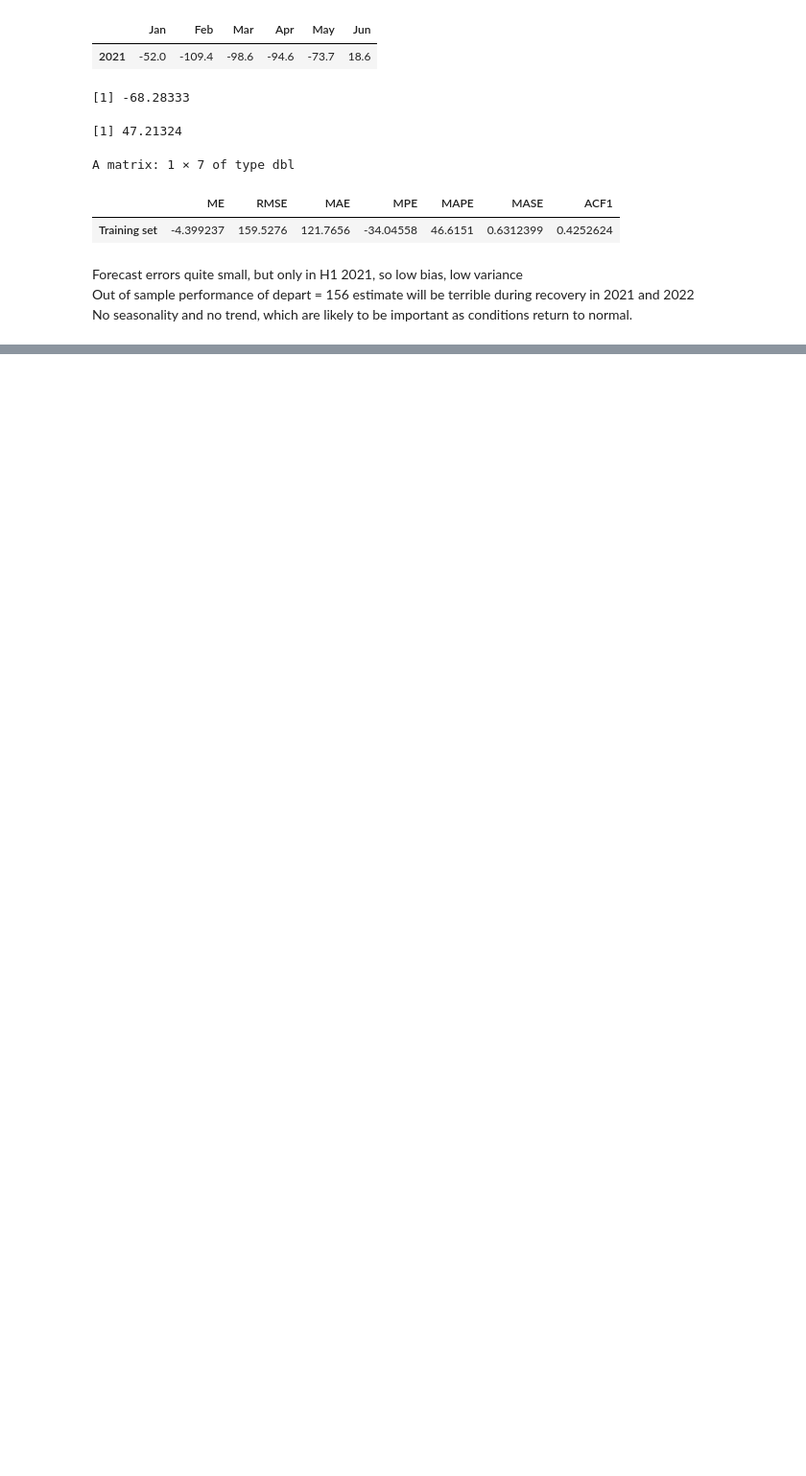
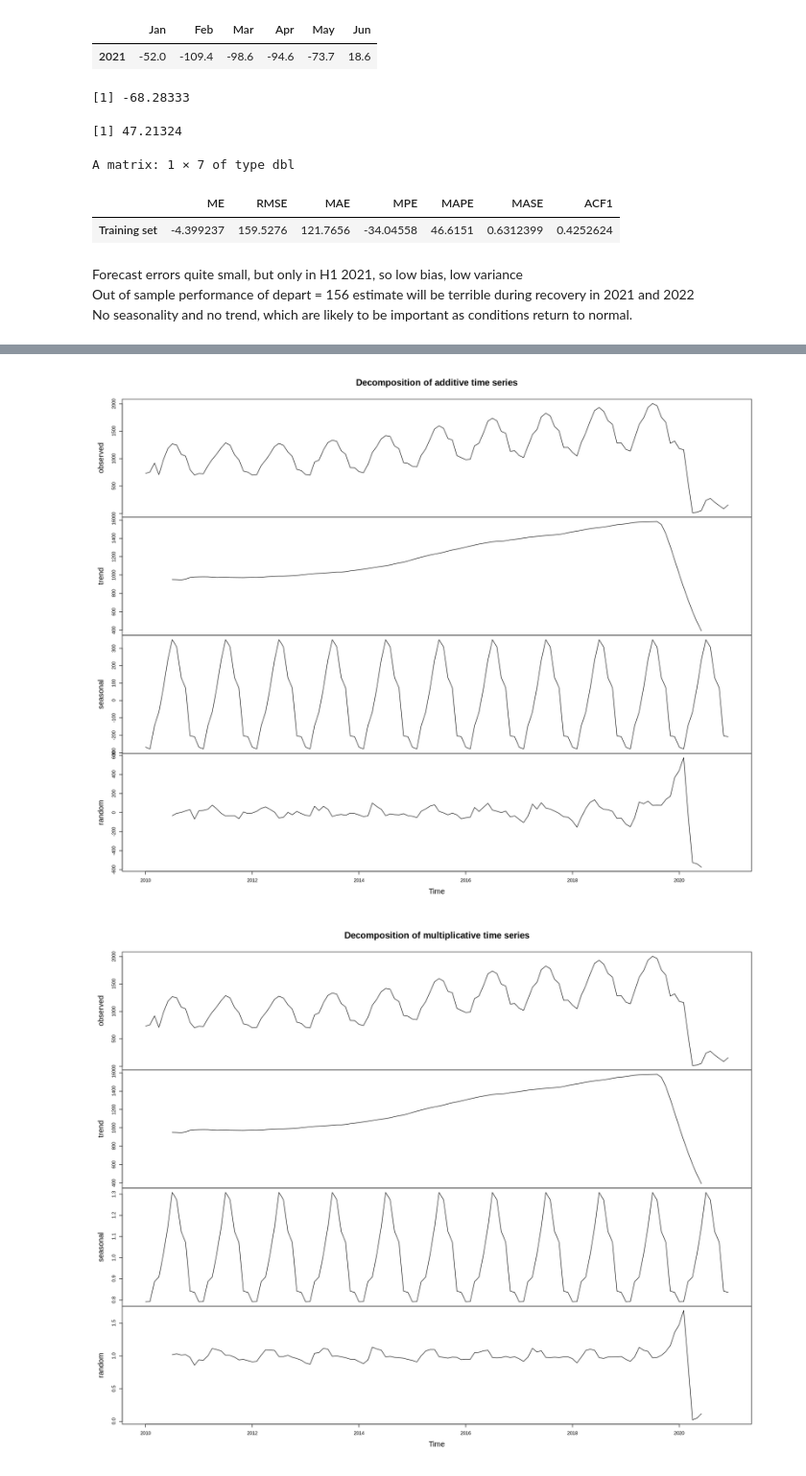
Before and after one commit to dpnolan/taba, a Jupyter notebook: TABA_time_series_analysis.ipynb, the cells around one changed output, grey strips where cells are left out. Shown at 96% size. Saved outputs shown, nothing was run; the diff lists cells and outputs as text; code cells hidden in the pictures; blank space fills up the shorter version.

```diff
--- a/TABA_time_series_analysis.ipynb
+++ b/TABA_time_series_analysis.ipynb
@@ -1159,0 +1318,9 @@ No seasonality and no trend, which are likely to be important as conditions retu
+# %%
+# plot one graph on top of the other
+plot(fit1.decadd)
+plot(fit2.decmult)
+#reset windowings
+par(mfrow = c(2, 1))
+# %% [output]
+[figure, added]
+[figure, added]
```
Also changed, not shown: parts of 40 cells of this notebook.
